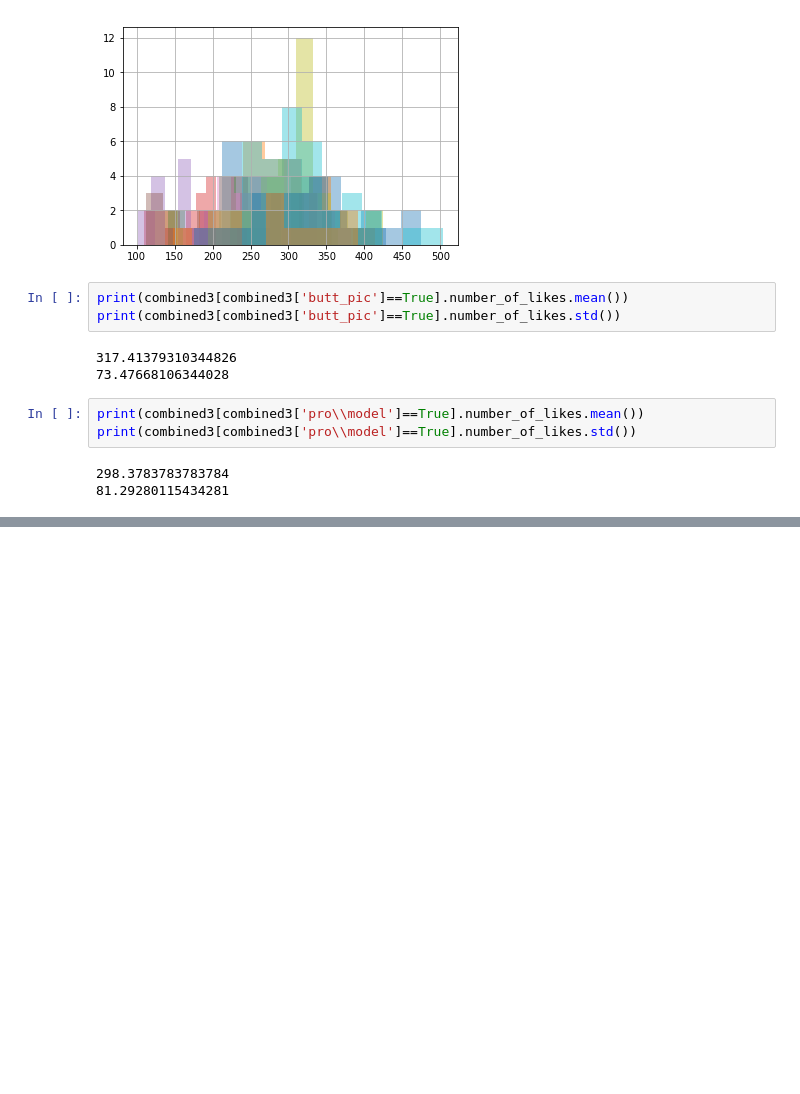
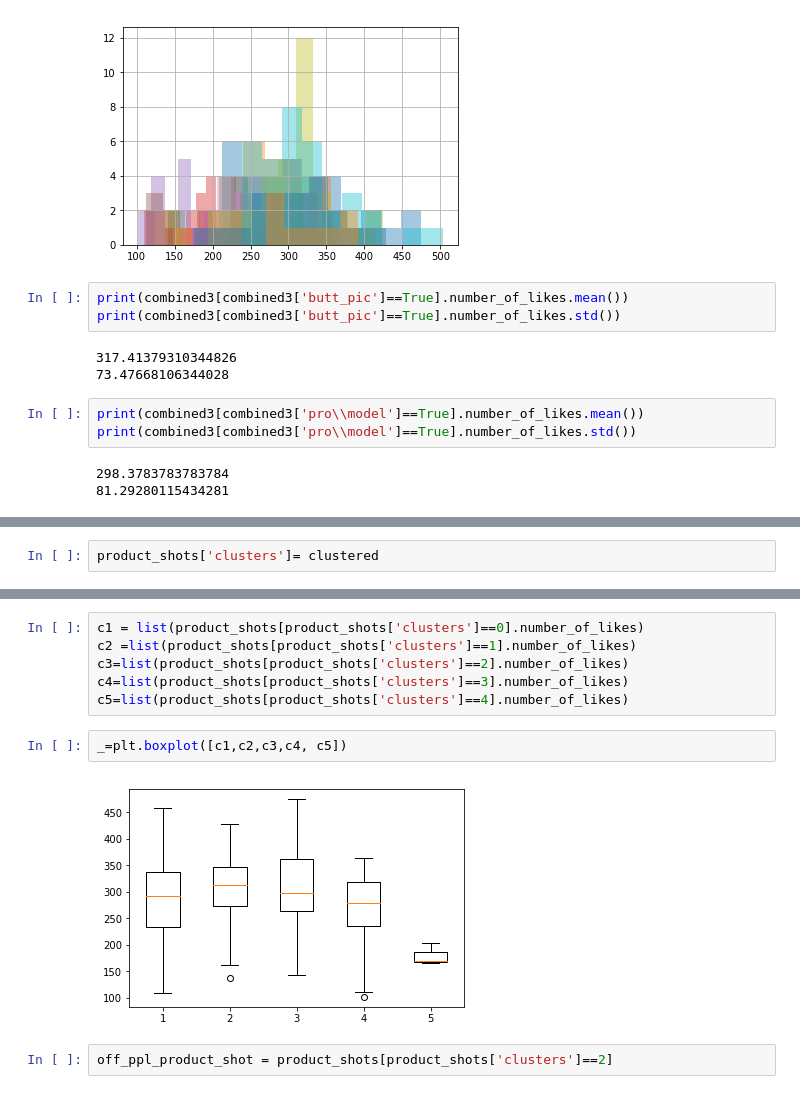
Before and after one commit to kait88stearns/CapstoneProject, a Jupyter notebook: work1_29.ipynb, the cells around one changed output, grey strips where cells are left out. Cells and saved outputs as stored; diff of their text form; blank space fills up the shorter version.

```diff
--- a/work1_29.ipynb
+++ b/work1_29.ipynb
@@ -345,0 +408,2 @@ print(combined3[combined3['pro\\model']==True].number_of_likes.std())
+# %%
+product_shots['clusters']= clustered
@@ -345,0 +443,12 @@ print(combined3[combined3['pro\\model']==True].number_of_likes.std())
+# %%
+c1 = list(product_shots[product_shots['clusters']==0].number_of_likes)
+c2 =list(product_shots[product_shots['clusters']==1].number_of_likes)
+c3=list(product_shots[product_shots['clusters']==2].number_of_likes)
+c4=list(product_shots[product_shots['clusters']==3].number_of_likes)
+c5=list(product_shots[product_shots['clusters']==4].number_of_likes)
+# %%
+_=plt.boxplot([c1,c2,c3,c4, c5])
+# %% [output]
+[figure, added]
+# %%
+off_ppl_product_shot = product_shots[product_shots['clusters']==2]
```
Also changed, not shown: parts of 75 cells of this notebook.
